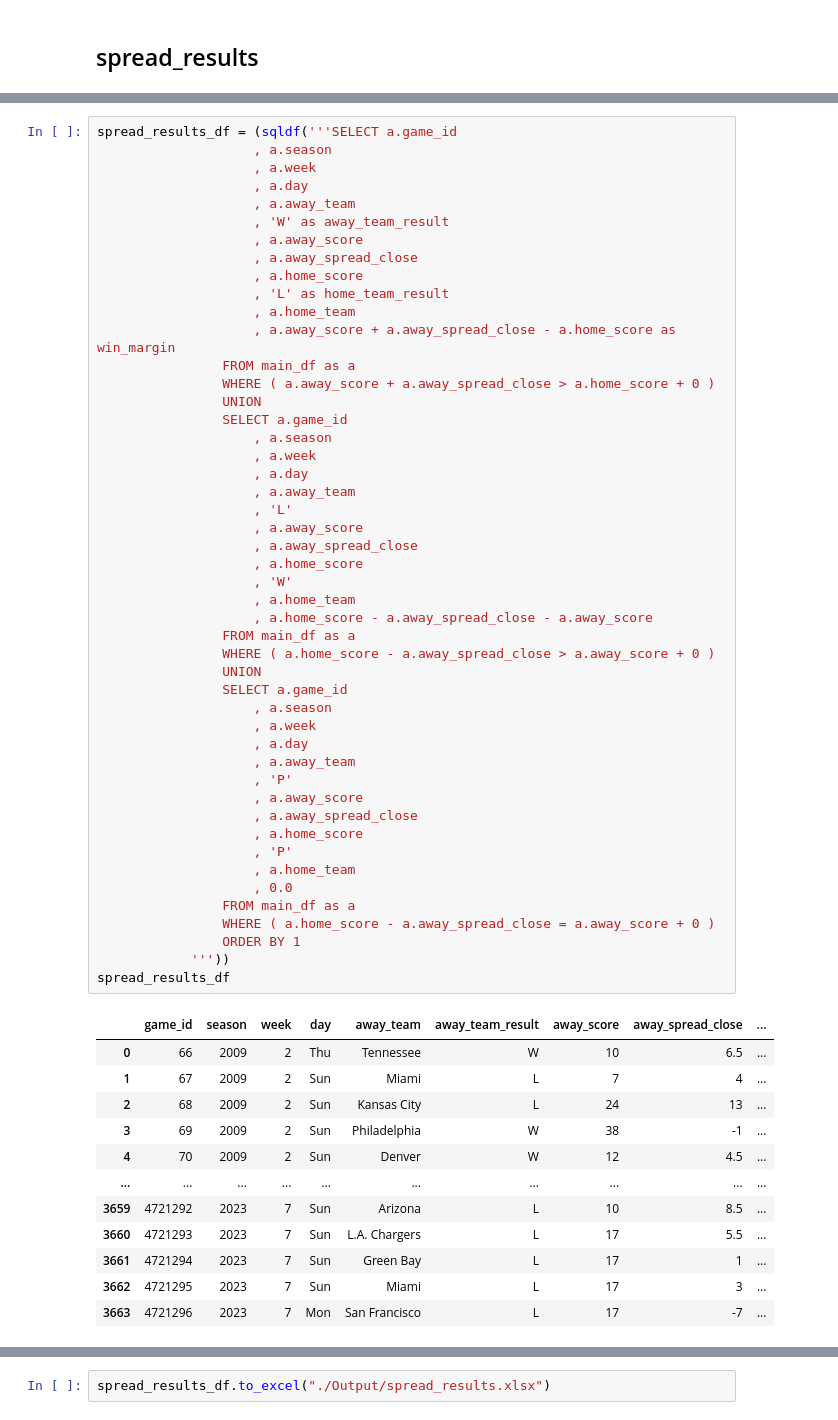
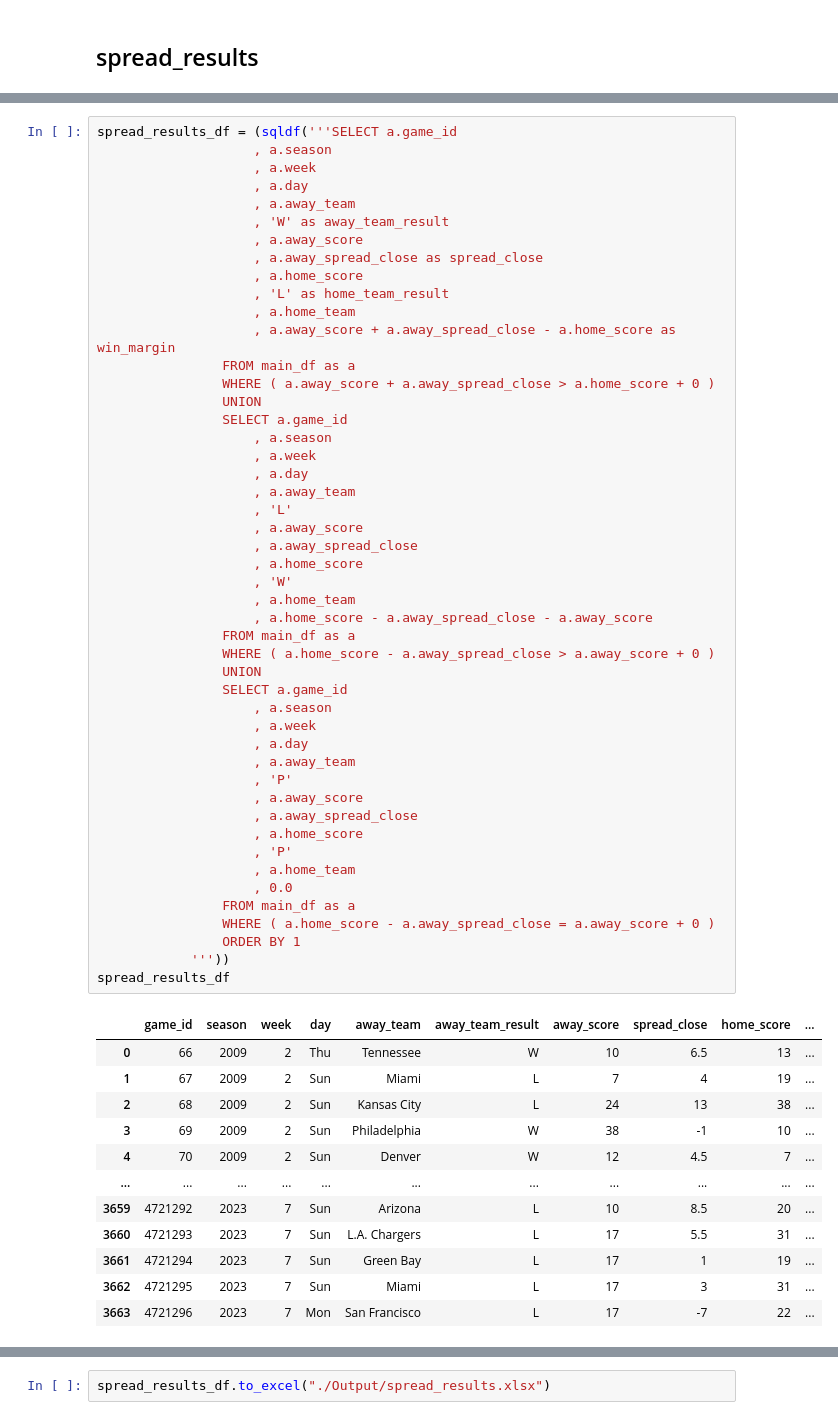
Before and after one commit to mlech413/historical-results, a Jupyter notebook: table creation.ipynb, the cells around one changed output, grey strips where cells are left out. Saved outputs shown, nothing was run; the diff lists cells and outputs as text.

```diff
--- a/table creation.ipynb
+++ b/table creation.ipynb
@@ -450,7 +484,7 @@ spread_results_df = (sqldf('''SELECT a.game_id
                     , a.away_team
                     , 'W' as away_team_result
                     , a.away_score
-                    , a.away_spread_close
+                    , a.away_spread_close as spread_close
                     , a.home_score
                     , 'L' as home_team_result
                     , a.home_team
@@ -464,45 +498,45 @@ spread_results_df = (sqldf('''SELECT a.game_id
                     , a.day
                     , a.away_team
                     , 'L'
                     , a.away_score
                     , a.away_spread_close
                     , a.home_score
                     , 'W'
                     , a.home_team
                     , a.home_score - a.away_spread_close - a.away_score
                 FROM main_df as a
                 WHERE ( a.home_score - a.away_spread_close > a.away_score + 0 )
                 UNION
                 SELECT a.game_id
                     , a.season
                     , a.week
                     , a.day
                     , a.away_team
                     , 'P'
                     , a.away_score
                     , a.away_spread_close
                     , a.home_score
                     , 'P'
                     , a.home_team
                     , 0.0
                 FROM main_df as a
                 WHERE ( a.home_score - a.away_spread_close = a.away_score + 0 )
                 ORDER BY 1
             '''))
 spread_results_df
 # %% [output]
-|  | game_id | season | week | day | away_team | away_team_result | away_score | away_spread_close | ... |
-| 0 | 66 | 2009 | 2 | Thu | Tennessee | W | 10 | 6.5 | ... |
-| 1 | 67 | 2009 | 2 | Sun | Miami | L | 7 | 4 | ... |
-| 2 | 68 | 2009 | 2 | Sun | Kansas City | L | 24 | 13 | ... |
-| 3 | 69 | 2009 | 2 | Sun | Philadelphia | W | 38 | -1 | ... |
-| 4 | 70 | 2009 | 2 | Sun | Denver | W | 12 | 4.5 | ... |
-| ... | ... | ... | ... | ... | ... | ... | ... | ... | ... |
-| 3659 | 4721292 | 2023 | 7 | Sun | Arizona | L | 10 | 8.5 | ... |
-| 3660 | 4721293 | 2023 | 7 | Sun | L.A. Chargers | L | 17 | 5.5 | ... |
-| 3661 | 4721294 | 2023 | 7 | Sun | Green Bay | L | 17 | 1 | ... |
-| 3662 | 4721295 | 2023 | 7 | Sun | Miami | L | 17 | 3 | ... |
-| 3663 | 4721296 | 2023 | 7 | Mon | San Francisco | L | 17 | -7 | ... |
+|  | game_id | season | week | day | away_team | away_team_result | away_score | spread_close | home_score | ... |
+| 0 | 66 | 2009 | 2 | Thu | Tennessee | W | 10 | 6.5 | 13 | ... |
+| 1 | 67 | 2009 | 2 | Sun | Miami | L | 7 | 4 | 19 | ... |
+| 2 | 68 | 2009 | 2 | Sun | Kansas City | L | 24 | 13 | 38 | ... |
+| 3 | 69 | 2009 | 2 | Sun | Philadelphia | W | 38 | -1 | 10 | ... |
+| 4 | 70 | 2009 | 2 | Sun | Denver | W | 12 | 4.5 | 7 | ... |
+| ... | ... | ... | ... | ... | ... | ... | ... | ... | ... | ... |
+| 3659 | 4721292 | 2023 | 7 | Sun | Arizona | L | 10 | 8.5 | 20 | ... |
+| 3660 | 4721293 | 2023 | 7 | Sun | L.A. Chargers | L | 17 | 5.5 | 31 | ... |
+| 3661 | 4721294 | 2023 | 7 | Sun | Green Bay | L | 17 | 1 | 19 | ... |
+| 3662 | 4721295 | 2023 | 7 | Sun | Miami | L | 17 | 3 | 31 | ... |
+| 3663 | 4721296 | 2023 | 7 | Mon | San Francisco | L | 17 | -7 | 22 | ... |
 3664 rows × 12 columns
 # %%
 spread_results_df.to_excel("./Output/spread_results.xlsx")
```
Also changed, not shown: parts of 6 cells of this notebook, 5 other files.
